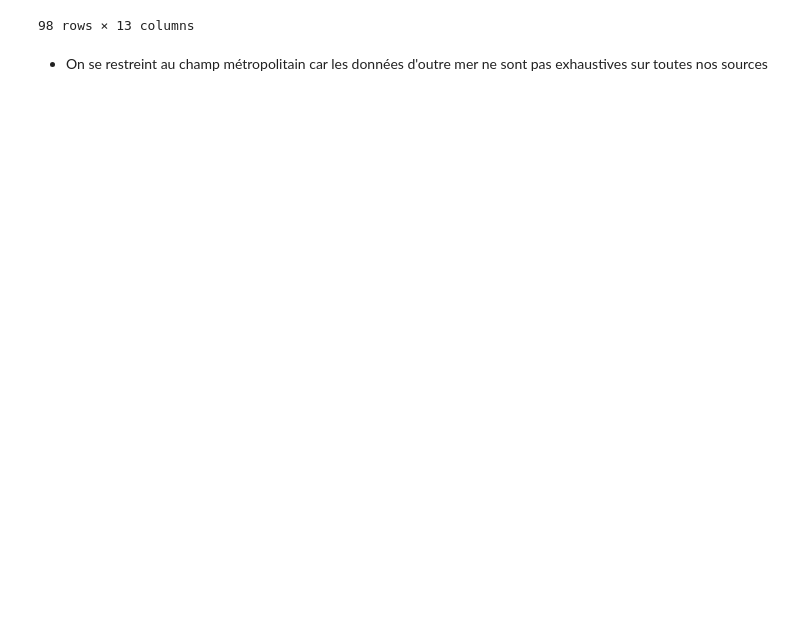
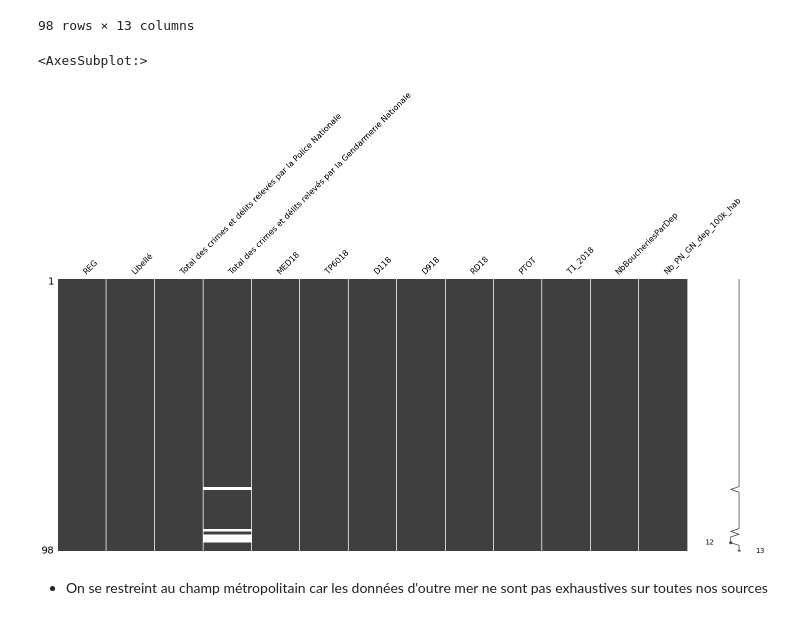
Before and after one commit to cthiounn/python-datascience-ENSAE-2A, a Jupyter notebook: Etude départementale/1_Recup_donnees_departementales.ipynb, the cells around one changed output. Cells and saved outputs as stored; diff of their text form; code cells hidden in the pictures; blank space fills up the shorter version.

```diff
--- a/Etude départementale/1_Recup_donnees_departementales.ipynb
+++ b/Etude départementale/1_Recup_donnees_departementales.ipynb
@@ -531,3 +536,8 @@ donnees_2018
+# %%
+msno.matrix(donnees_2018)
+# %% [output]
+<AxesSubplot:>
+[figure, added]
 # %% [markdown]
 * On se restreint au champ métropolitain car les données d'outre mer ne sont pas exhaustives sur toutes nos sources
 # %%
```
Also changed, not shown: parts of 2 cells of this notebook.
